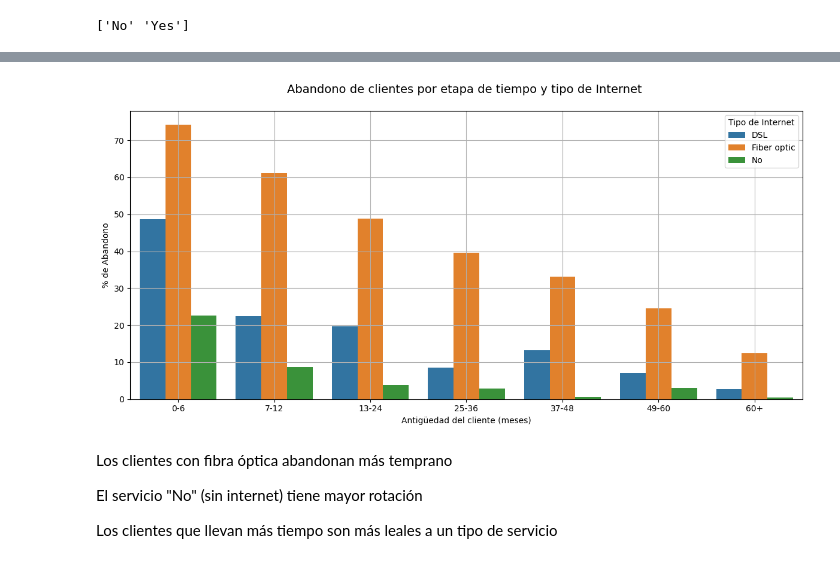
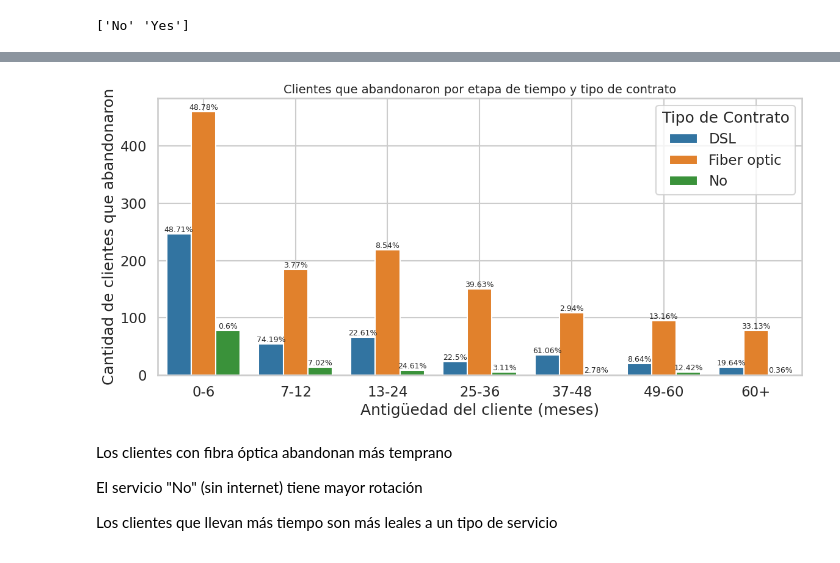
Before and after one commit to Goyo0117970/TelecomX, a Jupyter notebook: TelecomX.ipynb, the cells around one changed output, grey strips where cells are left out. Saved outputs shown, nothing was run; the diff lists cells and outputs as text; code cells hidden in the pictures.

```diff
--- a/TelecomX.ipynb
+++ b/TelecomX.ipynb
@@ -185,20 +190,31 @@ resumen = pd.merge(resumen, totales_etapa, on=['etapa_tiempo', 'internet.Interne
 
 # Calcular el porcentaje de abandono
 resumen['% Abandono'] = round((resumen['Cantidad'] / resumen['Total']) * 100, 2)
-
-# 📊 Gráfico
-plt.figure(figsize=(12, 6))
-sns.barplot(data=resumen, x='etapa_tiempo', y='% Abandono', hue='internet.InternetService')
-
-plt.title('Abandono de clientes por etapa de tiempo y tipo de Internet \n',fontsize=14)
-plt.xlabel('Antigüedad del cliente (meses)')
-plt.ylabel('% de Abandono')
-plt.legend(title='Tipo de Internet')
-plt.tight_layout()
-plt.grid()
-plt.show()
-# %% [output]
-[figure, removed]
+# %%
+plt.figure(figsize=(12, 6))
+sns.set_style("whitegrid")
+
+# Gráfico de barras con cantidad
+barplot = sns.barplot(data=resumen, x='etapa_tiempo', y='Cantidad', hue='internet.InternetService')
+
+# Añadir porcentaje como texto sobre cada barra
+for bar, porcentaje in zip(barplot.patches, resumen['% Abandono']):
+    height = bar.get_height()
+    if height > 0:
+        barplot.annotate(f'{porcentaje}%',
+                         (bar.get_x() + bar.get_width() / 2, height),
+                         ha='center', va='bottom', fontsize=9)
+
+# Estética
+plt.title('Clientes que abandonaron por etapa de tiempo y tipo de contrato', fontsize=14)
+plt.xlabel('Antigüedad del cliente (meses)')
+plt.ylabel('Cantidad de clientes que abandonaron')
+plt.legend(title='Tipo de Contrato')
+plt.tight_layout()
+plt.grid(True)
+plt.show()
+# %% [output]
+[figure, added]
 # %% [markdown]
 Los clientes con fibra óptica abandonan más temprano
 
```
Also changed, not shown: parts of 8 cells of this notebook.
